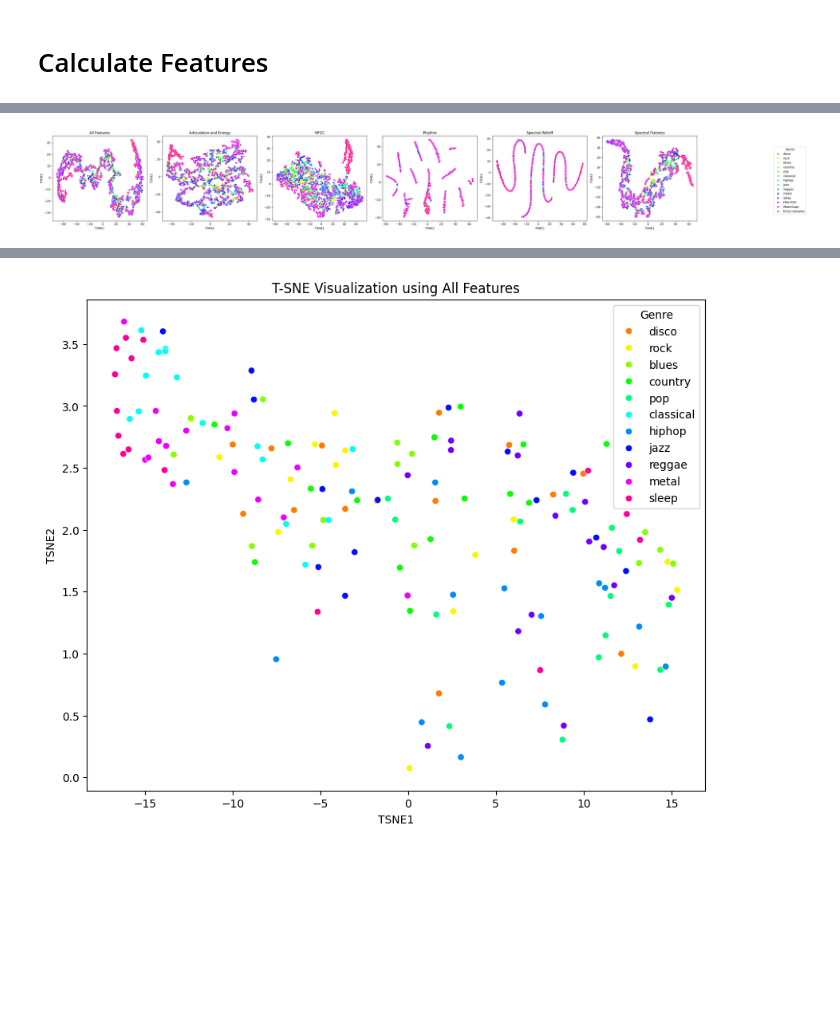
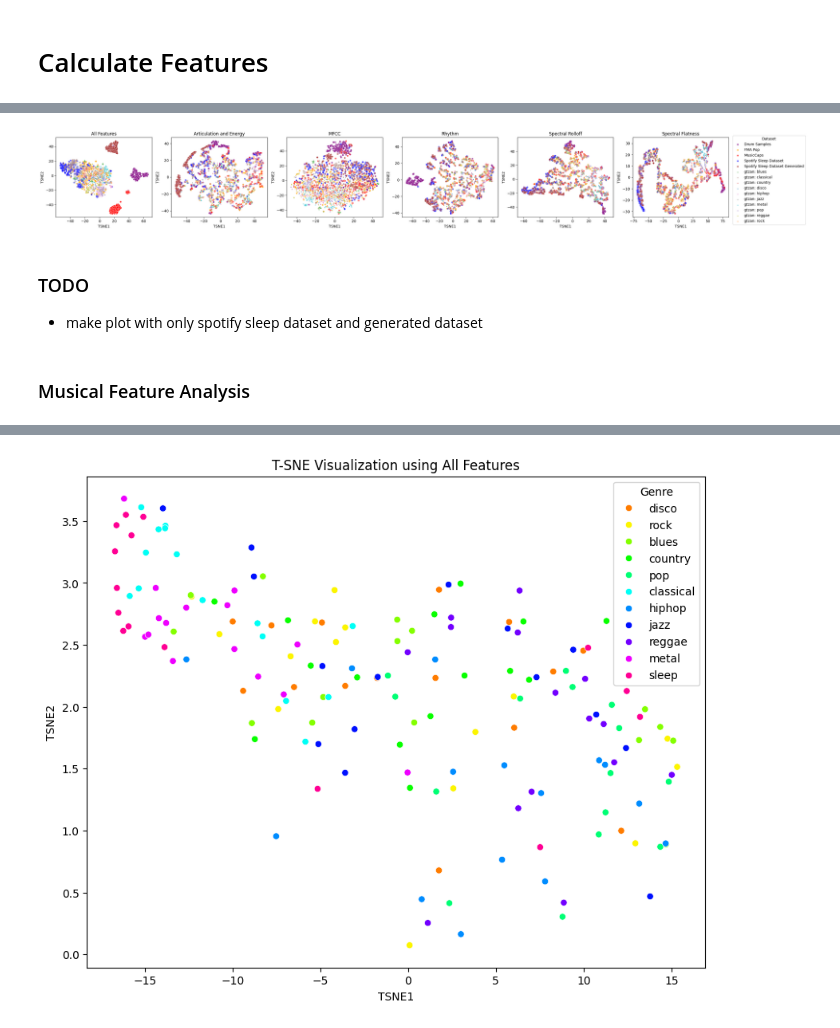
Before and after one commit to BrainTwin/audio-diffusion, a Jupyter notebook: notebooks/feature_analysis.ipynb, the cells around one changed output, grey strips where cells are left out. Saved outputs shown, nothing was run; the diff lists cells and outputs as text; code cells hidden in the pictures; blank space fills up the shorter version.

```diff
--- a/notebooks/feature_analysis.ipynb
+++ b/notebooks/feature_analysis.ipynb
@@ -202,2 +192,2 @@ features_df = pd.concat([features_df, feautres_df_rest])
 # %%
-features_df = pd.read_csv('musical_features.csv')
+features_df_all = pd.read_csv('musical_features_all.csv')
@@ -203,0 +238,12 @@ features_df = pd.read_csv('musical_features.csv')
+# %%
+from sklearn.preprocessing import MinMaxScaler
+
+exclude_columns = ['filename', 'length', 'label']
+
+features_df_all_n = features_df_all.copy()
+
+scaler = MinMaxScaler()
+
+features_df_all_n.loc[:, ~features_df_all_n.columns.isin(exclude_columns)] = scaler.fit_transform(
+    features_df_all_n.loc[:, ~features_df_all_n.columns.isin(exclude_columns)]
+)
@@ -217,44 +265,84 @@ spectral_flatness_features = ['flatness_mean', 'flatness_var', 'flatness_std']
 
 # Grouping for visualization
 feature_groups = {
-    'All Features': features_df.columns[1:-1].tolist(),
+    'All Features': features_df_all_n.columns[1:-1].tolist(),
     'Articulation and Energy': articulation_energy_features,
     'MFCC': mfcc_features,
     'Rhythm': rhythm_features,
     'Spectral Rolloff': spectral_rolloff_features,
     'Spectral Flatness': spectral_flatness_features
 }
 
-# Manually specify a color palette with enough unique colors
-unique_labels = features_df['label'].unique()
-palette = sns.color_palette("hsv", len(unique_labels))
+# Manually specify a color palette for the highlighted labels
+highlight_labels = {
+    'Spotify Sleep Dataset': 'blue',
+    'Spotify Sleep Dataset Generated': 'brown',
+    'FMA Pop': 'orange',
+    'MusicCaps': 'red',
+    'Drum Samples': 'purple'
+}
+
+# Generate a palette for the remaining labels
+unique_labels = features_df_all_n['label'].unique()
+palette = sns.color_palette("tab10", len(unique_labels))
+palette_dict = {label: palette[i] for i, label in enumerate(unique_labels)}
 
 # Function to plot t-SNE on a given axis
 def plot_tsne(ax, features, title):
-    X = features_df[features].values
-    y = features_df['label'].values
+    X = features_df_all_n[features].values
+    y = features_df_all_n['label'].values
     tsne = TSNE(n_components=2, random_state=42)
     X_tsne = tsne.fit_transform(X)
 
     tsne_df = pd.DataFrame(X_tsne, columns=['TSNE1', 'TSNE2'])
     tsne_df['label'] = y
 
-    sns.scatterplot(x='TSNE1', y='TSNE2', hue='label', data=tsne_df, palette=palette, ax=ax)
+    # Plot the labels
+    for label in np.unique(y):
+        if label in highlight_labels:
+            color = highlight_labels[label]
+            size = 25  # Larger points for highlighted labels
+            alpha = 0.6  # Bold colors
+            marker = 'o'
+        else:
+            color = palette_dict[label]
+            size = 15  # Smaller points for other labels
+            alpha = 0.5  # Washed out color
+            marker = '^'
+
+        sns.scatterplot(
+            x='TSNE1', y='TSNE2',
+            data=tsne_df[tsne_df['label'] == label],
+            color=color,
+            s=size,
+            alpha=alpha,
+            marker=marker,
+            ax=ax,
+            label=label
+        )
+
     ax.set_title(title)
     ax.legend_.remove()  # Remove individual legends
 
 # Create subplots
-fig, axs = plt.subplots(1, len(feature_groups), figsize=(35, 5), sharex=False, sharey=False)
+fig, axs = plt.subplots(1, len(feature_groups), figsize=(28, 4), sharex=False, sharey=False)
 
 # Plot each t-SNE
 for ax, (name, features) in zip(axs, feature_groups.items()):
     plot_tsne(ax, features, f'{name}')
 
-# Create a single legend on the right
+# Create a single legend directly to the right of the plots
 handles, labels = axs[0].get_legend_handles_labels()
-fig.legend(handles, labels, loc='center left', title='Genre', bbox_to_anchor=(1, 0.5), borderaxespad=0.)
+fig.legend(handles, labels, loc='center left', title='Dataset', bbox_to_anchor=(0.95, 0.5), borderaxespad=0.)
 
-plt.tight_layout(rect=[0, 0, 0.9, 1])  # Adjust the layout to make space for the legend
+plt.tight_layout(rect=[0, 0, 0.95, 1])  # Adjust the layout to make space for the legend
+plt.savefig('musical_feature_analysis.png', dpi=300, bbox_inches='tight')
 plt.show()
 # %% [output]
-[figure, old version]
+[figure, new version]
+# %% [markdown]
+### TODO
+
+- make plot with only spotify sleep dataset and generated dataset
+# %% [markdown]
+### Musical Feature Analysis
```
Also changed, not shown: parts of 12 cells of this notebook, 9 other files.
